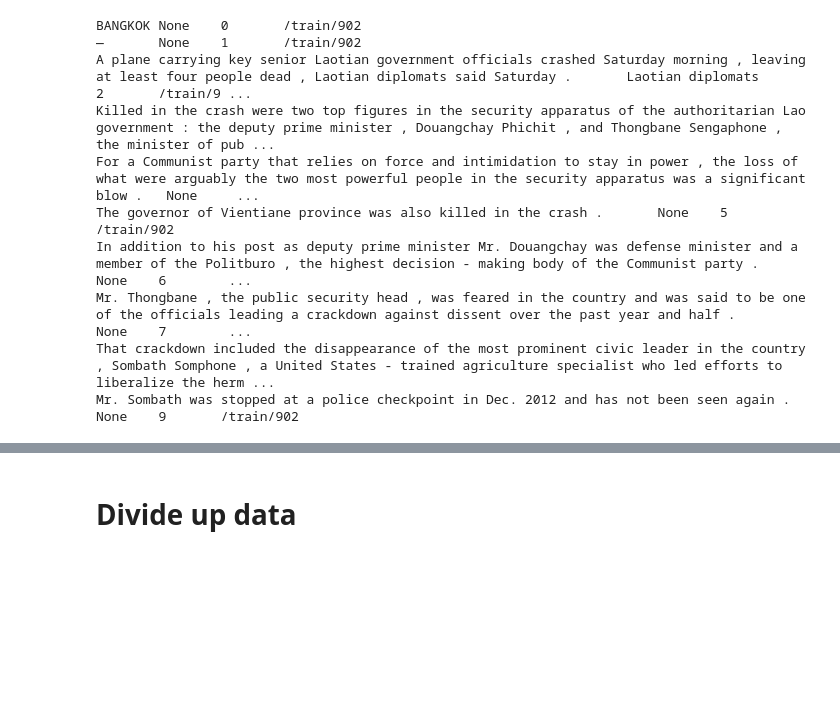
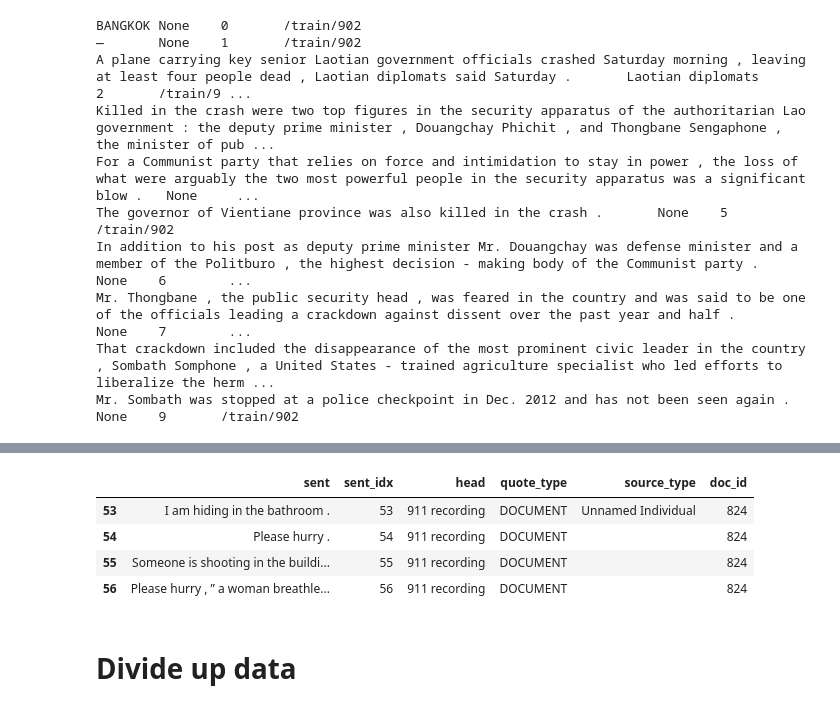
Before and after one commit to alex2awesome/source-exploration, a Jupyter notebook: notebooks/2022-06-22__stage-one-results.ipynb, the cells around one changed output, grey strips where cells are left out. Cells and saved outputs as stored; diff of their text form; code cells hidden in the pictures; blank space fills up the shorter version.

```diff
--- a/notebooks/2022-06-22__stage-one-results.ipynb
+++ b/notebooks/2022-06-22__stage-one-results.ipynb
@@ -287,7 +287,7 @@ def get_combined_df(annotated_fn, input_fn):
 
     annot_df_with_input = (
         input_df[['sent', 'sent_idx']]
-             .merge(annot_df[['row_idx', 'head', 'quote_type']], left_on='sent_idx', right_on='row_idx')
+             .merge(annot_df[['row_idx', 'head', 'quote_type', 'source_type']], left_on='sent_idx', right_on='row_idx')
              .drop(['row_idx', ], axis=1)
 #      .loc[lambda df: df['sent'].str.strip().str.len() > 1]
     )
@@ -394,3 +458,11 @@ split_df = pd.concat([
+# %%
+all_doc_df.loc[lambda df: df['head'] == '911 recording']
+# %% [output]
+|  | sent | sent_idx | head | quote_type | source_type | doc_id |
+| 53 | I am hiding in the bathroom . | 53 | 911 recording | DOCUMENT | Unnamed Individual | 824 |
+| 54 | Please hurry . | 54 | 911 recording | DOCUMENT |  | 824 |
+| 55 | Someone is shooting in the buildi... | 55 | 911 recording | DOCUMENT |  | 824 |
+| 56 | Please hurry , ” a woman breathle... | 56 | 911 recording | DOCUMENT |  | 824 |
 # %% [markdown]
 # Divide up data
 # %%
```
Also changed, not shown: parts of 18 cells of this notebook, 4 other files.
